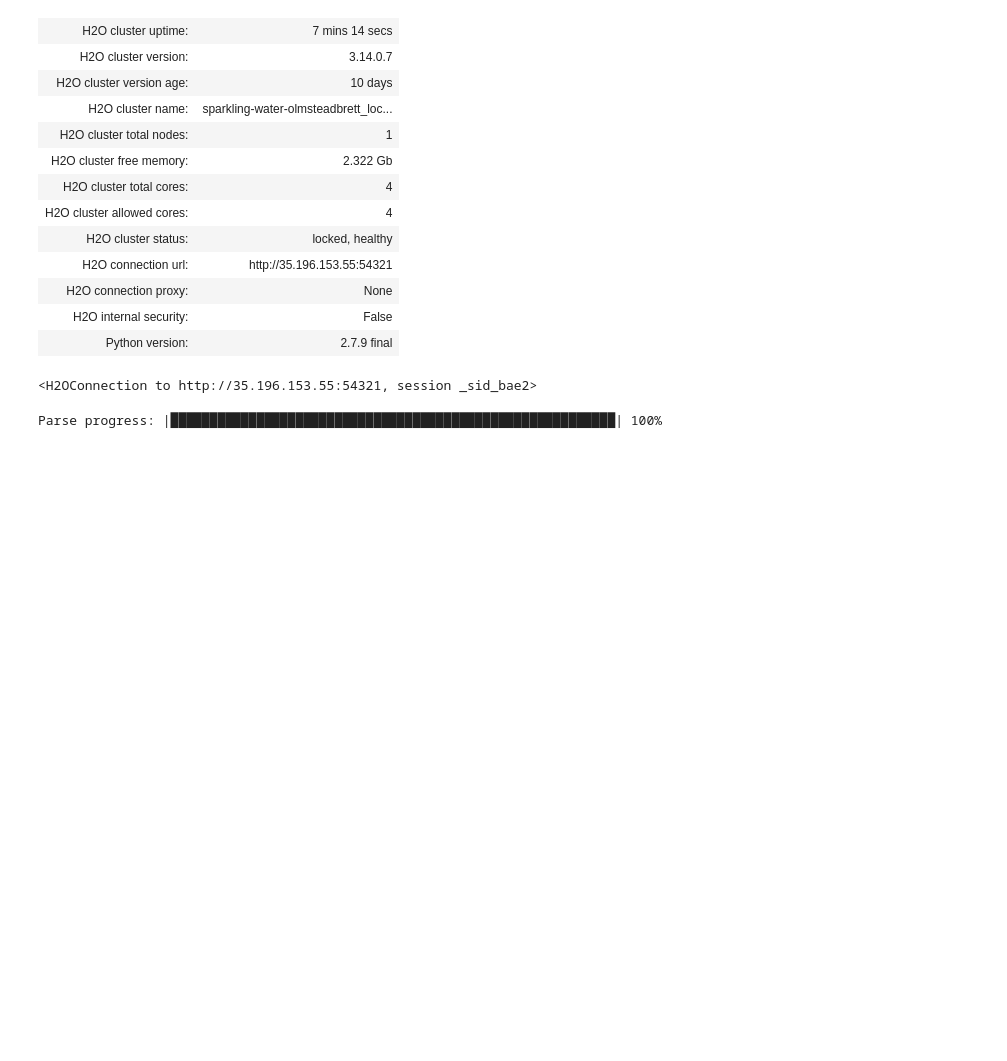
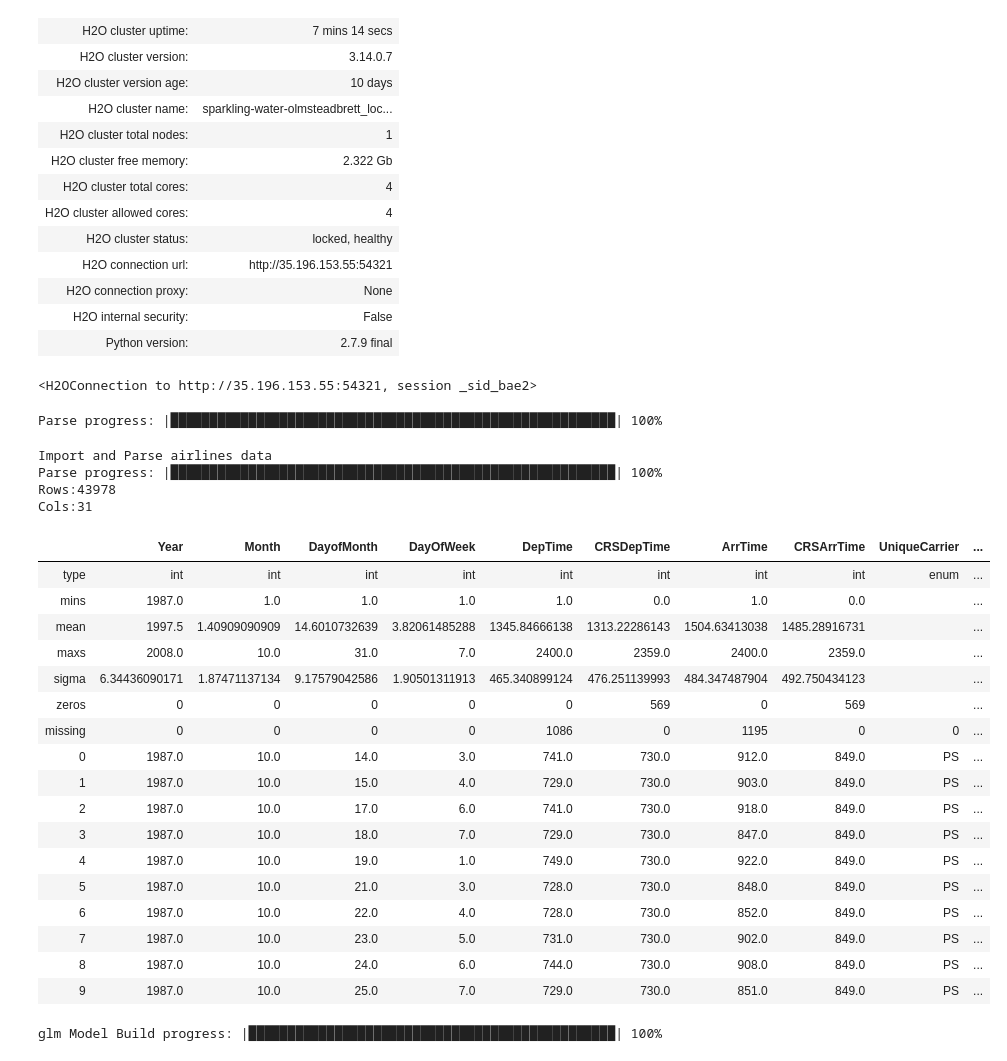
Before and after one commit to Brett777/Predict-Risk, a Jupyter notebook: Sparkling Water Test.ipynb, the cells around one changed output. Cells and saved outputs as stored; diff of their text form; code cells hidden in the pictures; blank space fills up the shorter version.

Commit message:
Sync from DataScience jupyter

```diff
--- a/Sparkling Water Test.ipynb
+++ b/Sparkling Water Test.ipynb
@@ -31,0 +38,72 @@ Parse progress: |█████████████████████
+# %%
+air_path = "https://raw.github.com/0xdata/h2o/master/smalldata/airlines/allyears2k_headers.zip"
+
+# ----------
+
+# 1- Load data - 1 row per flight.  Has columns showing the origin,
+# destination, departure and arrival time, carrier information, and
+# whether the flight was delayed.
+print("Import and Parse airlines data")
+data = h2o.import_file(path=air_path)
+data.describe()
+# %% [output]
+Import and Parse airlines data
+Parse progress: |█████████████████████████████████████████████████████████| 100%
+Rows:43978
+Cols:31
+|  | Year | Month | DayofMonth | DayOfWeek | DepTime | CRSDepTime | ArrTime | CRSArrTime | UniqueCarrier | ... |
+| type | int | int | int | int | int | int | int | int | enum | ... |
+| mins | 1987.0 | 1.0 | 1.0 | 1.0 | 1.0 | 0.0 | 1.0 | 0.0 |  | ... |
+| mean | 1997.5 | 1.40909090909 | 14.6010732639 | 3.82061485288 | 1345.84666138 | 1313.22286143 | 1504.63413038 | 1485.28916731 |  | ... |
+| maxs | 2008.0 | 10.0 | 31.0 | 7.0 | 2400.0 | 2359.0 | 2400.0 | 2359.0 |  | ... |
+| sigma | 6.34436090171 | 1.87471137134 | 9.17579042586 | 1.90501311913 | 465.340899124 | 476.251139993 | 484.347487904 | 492.750434123 |  | ... |
+| zeros | 0 | 0 | 0 | 0 | 0 | 569 | 0 | 569 |  | ... |
+| missing | 0 | 0 | 0 | 0 | 1086 | 0 | 1195 | 0 | 0 | ... |
+| 0 | 1987.0 | 10.0 | 14.0 | 3.0 | 741.0 | 730.0 | 912.0 | 849.0 | PS | ... |
+| 1 | 1987.0 | 10.0 | 15.0 | 4.0 | 729.0 | 730.0 | 903.0 | 849.0 | PS | ... |
+| 2 | 1987.0 | 10.0 | 17.0 | 6.0 | 741.0 | 730.0 | 918.0 | 849.0 | PS | ... |
+| 3 | 1987.0 | 10.0 | 18.0 | 7.0 | 729.0 | 730.0 | 847.0 | 849.0 | PS | ... |
+| 4 | 1987.0 | 10.0 | 19.0 | 1.0 | 749.0 | 730.0 | 922.0 | 849.0 | PS | ... |
+| 5 | 1987.0 | 10.0 | 21.0 | 3.0 | 728.0 | 730.0 | 848.0 | 849.0 | PS | ... |
+| 6 | 1987.0 | 10.0 | 22.0 | 4.0 | 728.0 | 730.0 | 852.0 | 849.0 | PS | ... |
+| 7 | 1987.0 | 10.0 | 23.0 | 5.0 | 731.0 | 730.0 | 902.0 | 849.0 | PS | ... |
+| 8 | 1987.0 | 10.0 | 24.0 | 6.0 | 744.0 | 730.0 | 908.0 | 849.0 | PS | ... |
+| 9 | 1987.0 | 10.0 | 25.0 | 7.0 | 729.0 | 730.0 | 851.0 | 849.0 | PS | ... |
+# %%
+# ----------
+
+# 2- Data exploration and munging. Generate scatter plots
+# of various columns and plot fitted GLM model.
+
+# Function to fit a GLM model and plot the fitted (x,y) values
+def scatter_plot(data, x, y, max_points = 1000, fit = True):
+    if(fit):
+        lr = H2OGeneralizedLinearEstimator(family = "gaussian")
+        lr.train(x=x, y=y, training_frame=data)
+        coeff = lr.coef()
+    df = data[[x,y]]
+    runif = df[y].runif()
+    df_subset = df[runif < float(max_points)/data.nrow]
+    df_py = h2o.as_list(df_subset)
+
+    if(fit): h2o.remove(lr._id)
+
+    # If x variable is string, generate box-and-whisker plot
+    if(df_py[x].dtype == "object"):
+        if interactive: df_py.boxplot(column = y, by = x)
+    # Otherwise, generate a scatter plot
+    else:
+        if interactive: df_py.plot(x = x, y = y, kind = "scatter")
+
+    if(fit):
+        x_min = min(df_py[x])
+        x_max = max(df_py[x])
+        y_min = coeff["Intercept"] + coeff[x]*x_min
+        y_max = coeff["Intercept"] + coeff[x]*x_max
+        plt.plot([x_min, x_max], [y_min, y_max], "k-")
+    if interactive: plt.show()
+
+scatter_plot(data, "Distance", "AirTime", fit = True)
+scatter_plot(data, "UniqueCarrier", "ArrDelay", max_points = 5000, fit = False)
+# %% [output]
+glm Model Build progress: |███████████████████████████████████████████████| 100%
```
Also changed, not shown: parts of 7 cells of this notebook.
